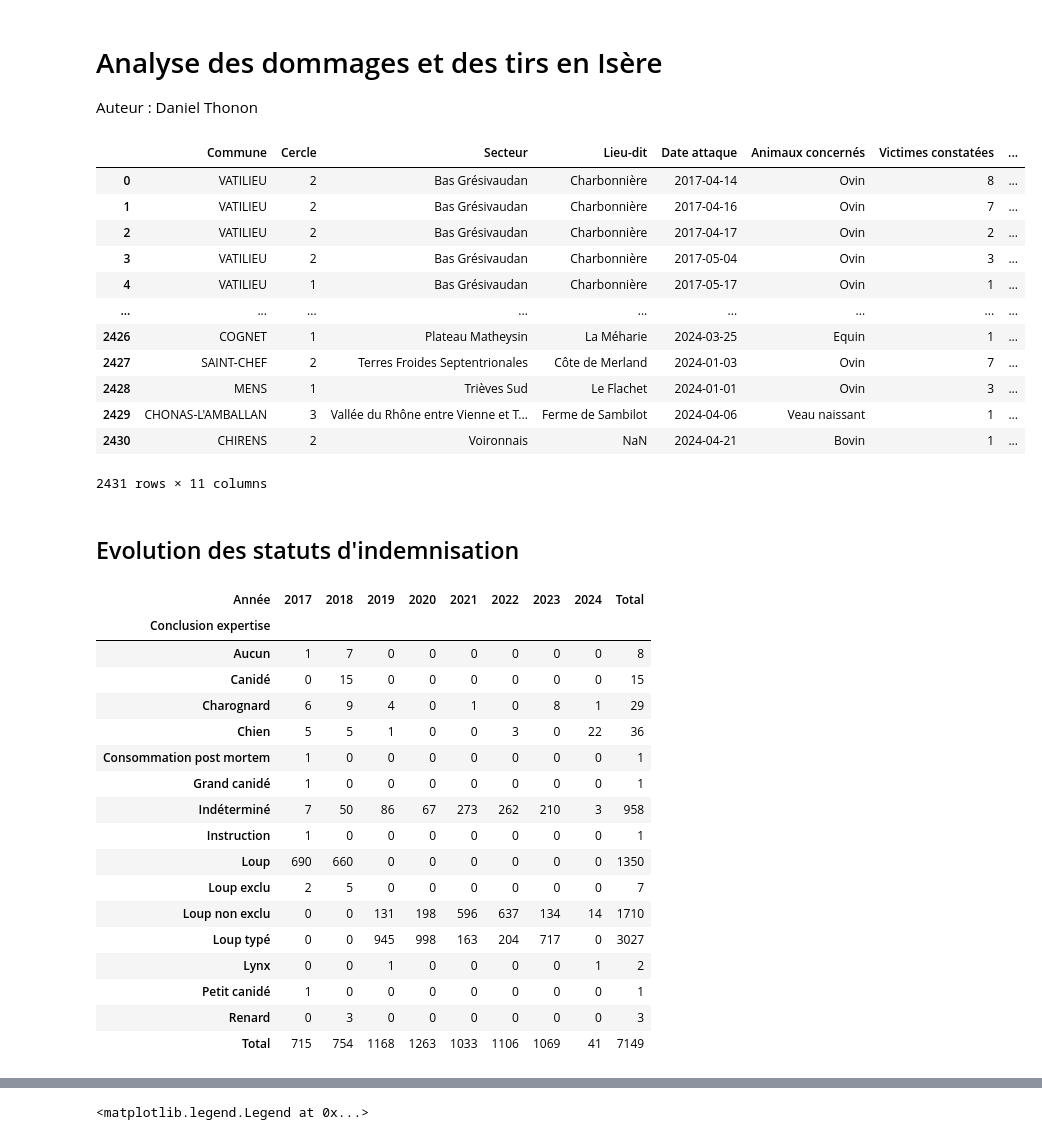
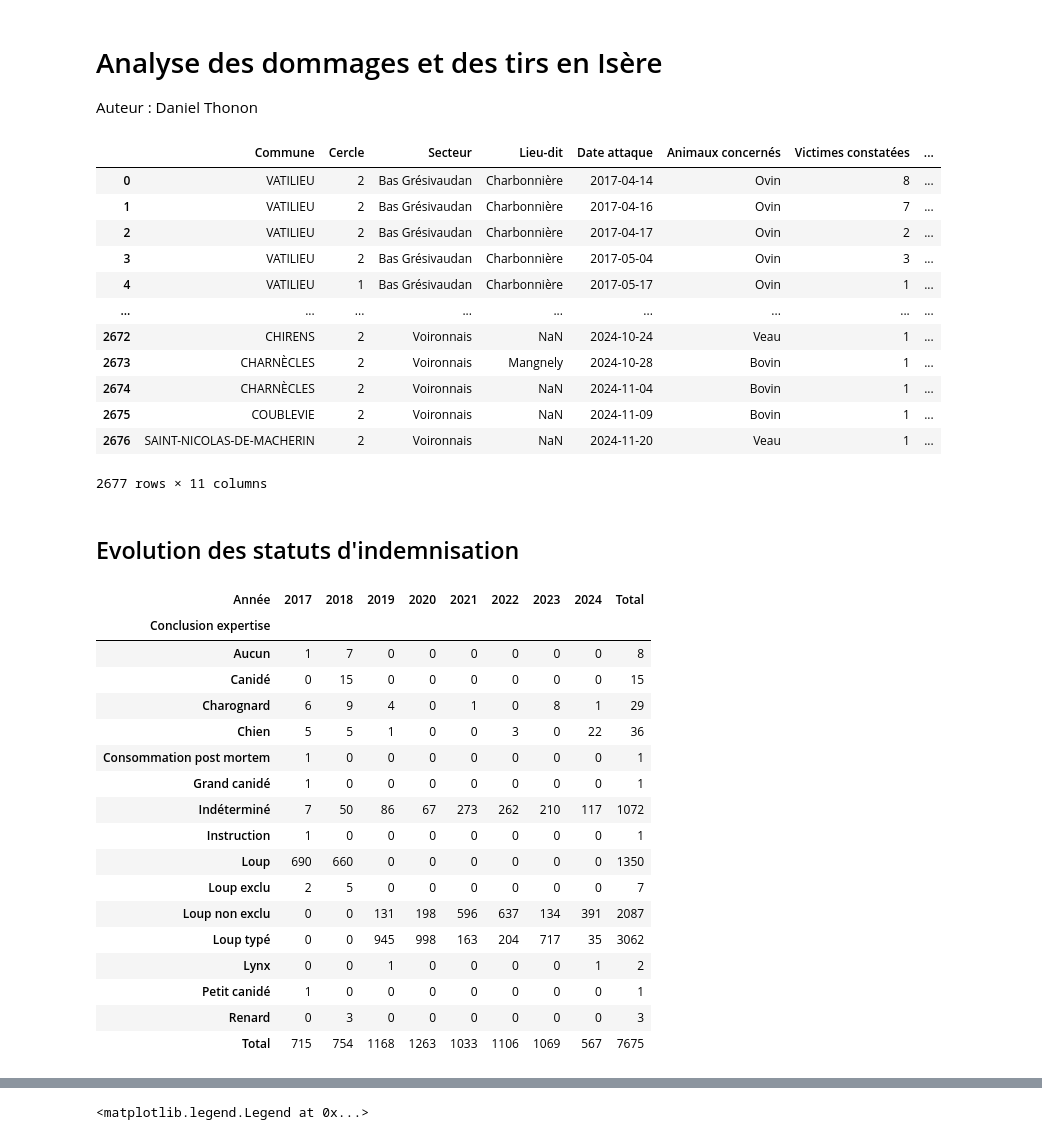
Before and after one commit to dthonon/pna_loup_suivi, a Jupyter notebook: notebook/Analyse-38.ipynb, the cells around one changed output, grey strips where cells are left out. Saved outputs shown, nothing was run; the diff lists cells and outputs as text; code cells hidden in the pictures.

```diff
--- a/notebook/Analyse-38.ipynb
+++ b/notebook/Analyse-38.ipynb
@@ -16,7 +16,7 @@ from datetime import datetime, date, time, timezone
 # Apply the default theme
 sns.set_theme()
 # %%
-data_url = "https://raw.githubusercontent.com/dthonon/pna_loup_suivi/main/data/"
+# data_url = "https://raw.githubusercontent.com/dthonon/pna_loup_suivi/main/data/"
 data_url = "../data/"
 # Lecture des départements
 constats = pd.read_csv(
@@ -36,40 +36,40 @@ constats = pd.read_csv(
         "Conclusion expertise",
         "Indemnisation",
         "Protocole",
         "Num AP tir",
     ],
     usecols=[
         "Commune",
         "Cercle",
         "Secteur",
         "Lieu-dit",
         "Date attaque",
         "Animaux concernés",
         "Victimes constatées",
         "Taille troupeau ou lot",
         "Conclusion expertise",
         "Indemnisation",
     ],
     parse_dates=["Date attaque"],
     dayfirst=True,
 )
-constats["Année"] = pd.to_datetime(constats["Date attaque"]).dt.year
+constats["Année"] = pd.to_datetime(constats["Date attaque"]).dt.year.astype("Int64")
 constats_o = constats.query("Indemnisation == 'Oui'")
 constats
 # %% [output]
 |  | Commune | Cercle | Secteur | Lieu-dit | Date attaque | Animaux concernés | Victimes constatées | ... |
 | 0 | VATILIEU | 2 | Bas Grésivaudan | Charbonnière | 2017-04-14 | Ovin | 8 | ... |
 | 1 | VATILIEU | 2 | Bas Grésivaudan | Charbonnière | 2017-04-16 | Ovin | 7 | ... |
 | 2 | VATILIEU | 2 | Bas Grésivaudan | Charbonnière | 2017-04-17 | Ovin | 2 | ... |
 | 3 | VATILIEU | 2 | Bas Grésivaudan | Charbonnière | 2017-05-04 | Ovin | 3 | ... |
 | 4 | VATILIEU | 1 | Bas Grésivaudan | Charbonnière | 2017-05-17 | Ovin | 1 | ... |
 | ... | ... | ... | ... | ... | ... | ... | ... | ... |
-| 2426 | COGNET | 1 | Plateau Matheysin | La Méharie | 2024-03-25 | Equin | 1 | ... |
-| 2427 | SAINT-CHEF | 2 | Terres Froides Septentrionales | Côte de Merland | 2024-01-03 | Ovin | 7 | ... |
-| 2428 | MENS | 1 | Trièves Sud | Le Flachet | 2024-01-01 | Ovin | 3 | ... |
-| 2429 | CHONAS-L'AMBALLAN | 3 | Vallée du Rhône entre Vienne et T... | Ferme de Sambilot | 2024-04-06 | Veau naissant | 1 | ... |
-| 2430 | CHIRENS | 2 | Voironnais | NaN | 2024-04-21 | Bovin | 1 | ... |
+| 2672 | CHIRENS | 2 | Voironnais | NaN | 2024-10-24 | Veau | 1 | ... |
+| 2673 | CHARNÈCLES | 2 | Voironnais | Mangnely | 2024-10-28 | Bovin | 1 | ... |
+| 2674 | CHARNÈCLES | 2 | Voironnais | NaN | 2024-11-04 | Bovin | 1 | ... |
+| 2675 | COUBLEVIE | 2 | Voironnais | NaN | 2024-11-09 | Bovin | 1 | ... |
+| 2676 | SAINT-NICOLAS-DE-MACHERIN | 2 | Voironnais | NaN | 2024-11-20 | Veau | 1 | ... |
-2431 rows × 11 columns
+2677 rows × 11 columns
 # %% [markdown]
 ## Evolution des statuts d'indemnisation
 # %%
@@ -92,16 +92,16 @@ pd.pivot_table(
 | Chien | 5 | 5 | 1 | 0 | 0 | 3 | 0 | 22 | 36 |
 | Consommation post mortem | 1 | 0 | 0 | 0 | 0 | 0 | 0 | 0 | 1 |
 | Grand canidé | 1 | 0 | 0 | 0 | 0 | 0 | 0 | 0 | 1 |
-| Indéterminé | 7 | 50 | 86 | 67 | 273 | 262 | 210 | 3 | 958 |
+| Indéterminé | 7 | 50 | 86 | 67 | 273 | 262 | 210 | 117 | 1072 |
 | Instruction | 1 | 0 | 0 | 0 | 0 | 0 | 0 | 0 | 1 |
 | Loup | 690 | 660 | 0 | 0 | 0 | 0 | 0 | 0 | 1350 |
 | Loup exclu | 2 | 5 | 0 | 0 | 0 | 0 | 0 | 0 | 7 |
-| Loup non exclu | 0 | 0 | 131 | 198 | 596 | 637 | 134 | 14 | 1710 |
-| Loup typé | 0 | 0 | 945 | 998 | 163 | 204 | 717 | 0 | 3027 |
+| Loup non exclu | 0 | 0 | 131 | 198 | 596 | 637 | 134 | 391 | 2087 |
+| Loup typé | 0 | 0 | 945 | 998 | 163 | 204 | 717 | 35 | 3062 |
 | Lynx | 0 | 0 | 1 | 0 | 0 | 0 | 0 | 1 | 2 |
 | Petit canidé | 1 | 0 | 0 | 0 | 0 | 0 | 0 | 0 | 1 |
 | Renard | 0 | 3 | 0 | 0 | 0 | 0 | 0 | 0 | 3 |
-| Total | 715 | 754 | 1168 | 1263 | 1033 | 1106 | 1069 | 41 | 7149 |
+| Total | 715 | 754 | 1168 | 1263 | 1033 | 1106 | 1069 | 567 | 7675 |
 # %%
 pd.pivot_table(
     constats_o,
```
Also changed, not shown: parts of 7 cells of this notebook, 1 other file.
